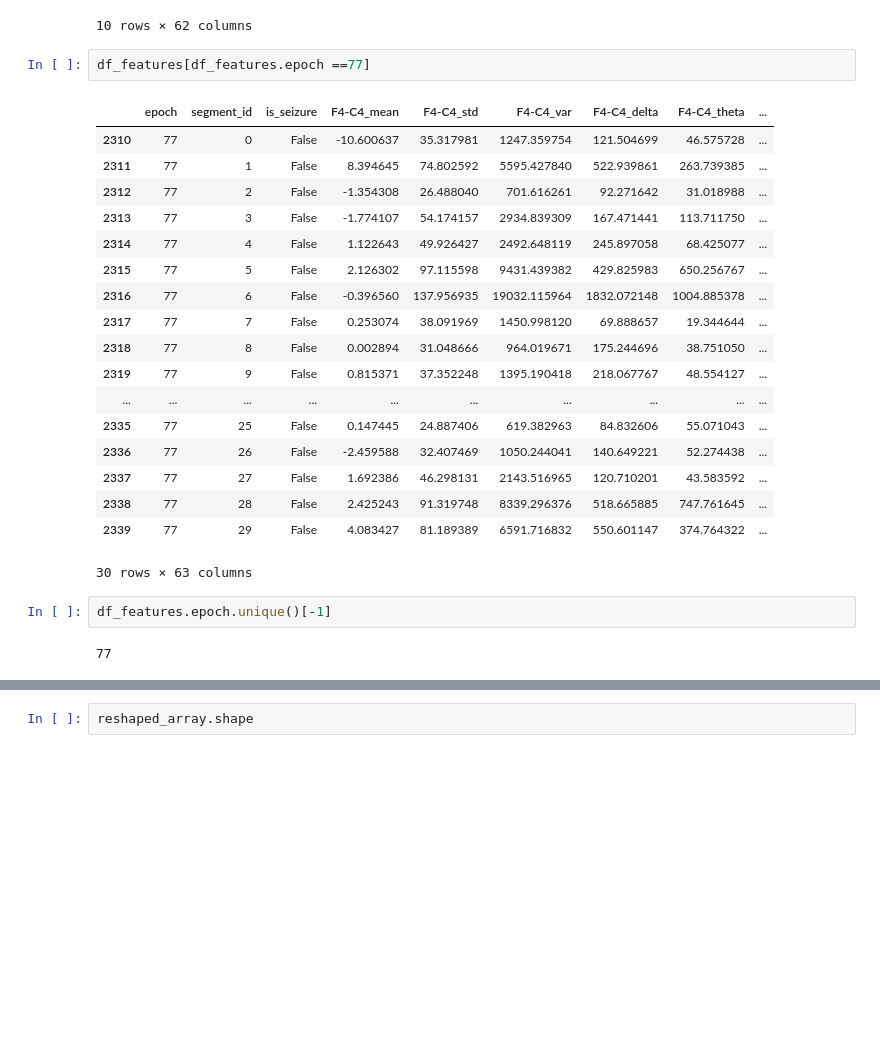
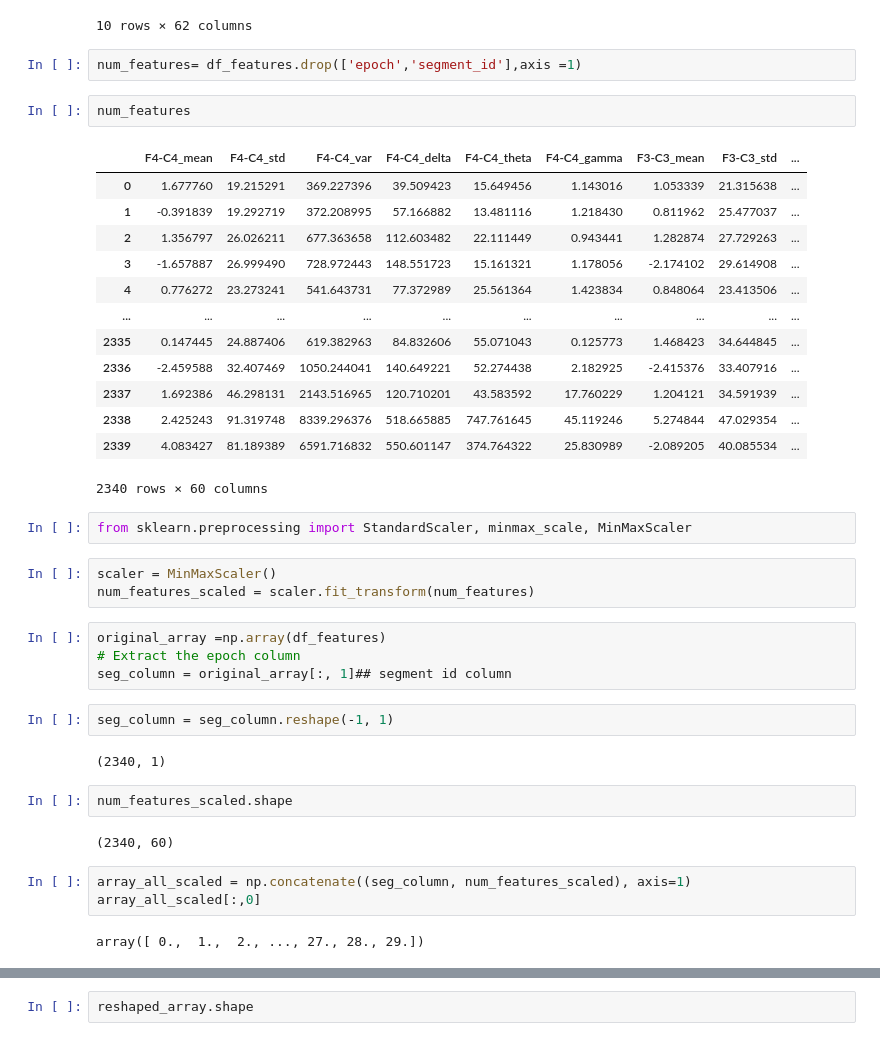
Before and after one commit to anacbroggini/AI-SeizureDetection, a Jupyter notebook: feature_extraction.ipynb, the cells around one changed output, grey strips where cells are left out. Cells and saved outputs as stored; diff of their text form; blank space fills up the shorter version.

Commit message:
scaled reshaped data

```diff
--- a/feature_extraction.ipynb
+++ b/feature_extraction.ipynb
@@ -81,29 +81,44 @@ df_features.head(10)
 | 8 | 0 | 8 | -0.204437 | 21.013780 | 441.578959 | 65.756756 | 19.679089 | 0.560435 | ... |
 | 9 | 0 | 9 | -0.541733 | 20.651241 | 426.473748 | 63.858712 | 22.948710 | 0.843431 | ... |
 10 rows × 62 columns
-# %%
-df_features[df_features.epoch ==77]
-# %% [output]
-|  | epoch | segment_id | is_seizure | F4-C4_mean | F4-C4_std | F4-C4_var | F4-C4_delta | F4-C4_theta | ... |
-| 2310 | 77 | 0 | False | -10.600637 | 35.317981 | 1247.359754 | 121.504699 | 46.575728 | ... |
-| 2311 | 77 | 1 | False | 8.394645 | 74.802592 | 5595.427840 | 522.939861 | 263.739385 | ... |
-| 2312 | 77 | 2 | False | -1.354308 | 26.488040 | 701.616261 | 92.271642 | 31.018988 | ... |
-| 2313 | 77 | 3 | False | -1.774107 | 54.174157 | 2934.839309 | 167.471441 | 113.711750 | ... |
-| 2314 | 77 | 4 | False | 1.122643 | 49.926427 | 2492.648119 | 245.897058 | 68.425077 | ... |
-| 2315 | 77 | 5 | False | 2.126302 | 97.115598 | 9431.439382 | 429.825983 | 650.256767 | ... |
-| 2316 | 77 | 6 | False | -0.396560 | 137.956935 | 19032.115964 | 1832.072148 | 1004.885378 | ... |
-| 2317 | 77 | 7 | False | 0.253074 | 38.091969 | 1450.998120 | 69.888657 | 19.344644 | ... |
-| 2318 | 77 | 8 | False | 0.002894 | 31.048666 | 964.019671 | 175.244696 | 38.751050 | ... |
-| 2319 | 77 | 9 | False | 0.815371 | 37.352248 | 1395.190418 | 218.067767 | 48.554127 | ... |
-| ... | ... | ... | ... | ... | ... | ... | ... | ... | ... |
-| 2335 | 77 | 25 | False | 0.147445 | 24.887406 | 619.382963 | 84.832606 | 55.071043 | ... |
-| 2336 | 77 | 26 | False | -2.459588 | 32.407469 | 1050.244041 | 140.649221 | 52.274438 | ... |
-| 2337 | 77 | 27 | False | 1.692386 | 46.298131 | 2143.516965 | 120.710201 | 43.583592 | ... |
-| 2338 | 77 | 28 | False | 2.425243 | 91.319748 | 8339.296376 | 518.665885 | 747.761645 | ... |
-| 2339 | 77 | 29 | False | 4.083427 | 81.189389 | 6591.716832 | 550.601147 | 374.764322 | ... |
-30 rows × 63 columns
-# %%
-df_features.epoch.unique()[-1]
-# %% [output]
-77
+# %%
+num_features= df_features.drop(['epoch','segment_id'],axis =1)
+# %%
+num_features
+# %% [output]
+|  | F4-C4_mean | F4-C4_std | F4-C4_var | F4-C4_delta | F4-C4_theta | F4-C4_gamma | F3-C3_mean | F3-C3_std | ... |
+| 0 | 1.677760 | 19.215291 | 369.227396 | 39.509423 | 15.649456 | 1.143016 | 1.053339 | 21.315638 | ... |
+| 1 | -0.391839 | 19.292719 | 372.208995 | 57.166882 | 13.481116 | 1.218430 | 0.811962 | 25.477037 | ... |
+| 2 | 1.356797 | 26.026211 | 677.363658 | 112.603482 | 22.111449 | 0.943441 | 1.282874 | 27.729263 | ... |
+| 3 | -1.657887 | 26.999490 | 728.972443 | 148.551723 | 15.161321 | 1.178056 | -2.174102 | 29.614908 | ... |
+| 4 | 0.776272 | 23.273241 | 541.643731 | 77.372989 | 25.561364 | 1.423834 | 0.848064 | 23.413506 | ... |
+| ... | ... | ... | ... | ... | ... | ... | ... | ... | ... |
+| 2335 | 0.147445 | 24.887406 | 619.382963 | 84.832606 | 55.071043 | 0.125773 | 1.468423 | 34.644845 | ... |
+| 2336 | -2.459588 | 32.407469 | 1050.244041 | 140.649221 | 52.274438 | 2.182925 | -2.415376 | 33.407916 | ... |
+| 2337 | 1.692386 | 46.298131 | 2143.516965 | 120.710201 | 43.583592 | 17.760229 | 1.204121 | 34.591939 | ... |
+| 2338 | 2.425243 | 91.319748 | 8339.296376 | 518.665885 | 747.761645 | 45.119246 | 5.274844 | 47.029354 | ... |
+| 2339 | 4.083427 | 81.189389 | 6591.716832 | 550.601147 | 374.764322 | 25.830989 | -2.089205 | 40.085534 | ... |
+2340 rows × 60 columns
+# %%
+from sklearn.preprocessing import StandardScaler, minmax_scale, MinMaxScaler
+# %%
+scaler = MinMaxScaler()
+num_features_scaled = scaler.fit_transform(num_features)
+# %%
+original_array =np.array(df_features)
+# Extract the epoch column
+seg_column = original_array[:, 1]## segment id column
+# %%
+seg_column = seg_column.reshape(-1, 1)
+# %% [output]
+(2340, 1)
+# %%
+num_features_scaled.shape
+# %% [output]
+(2340, 60)
+# %%
+array_all_scaled = np.concatenate((seg_column, num_features_scaled), axis=1)
+array_all_scaled[:,0]
+# %% [output]
+array([ 0.,  1.,  2., ..., 27., 28., 29.])
 # %%
```
Also changed, not shown: parts of 8 cells of this notebook, 1 other file.
